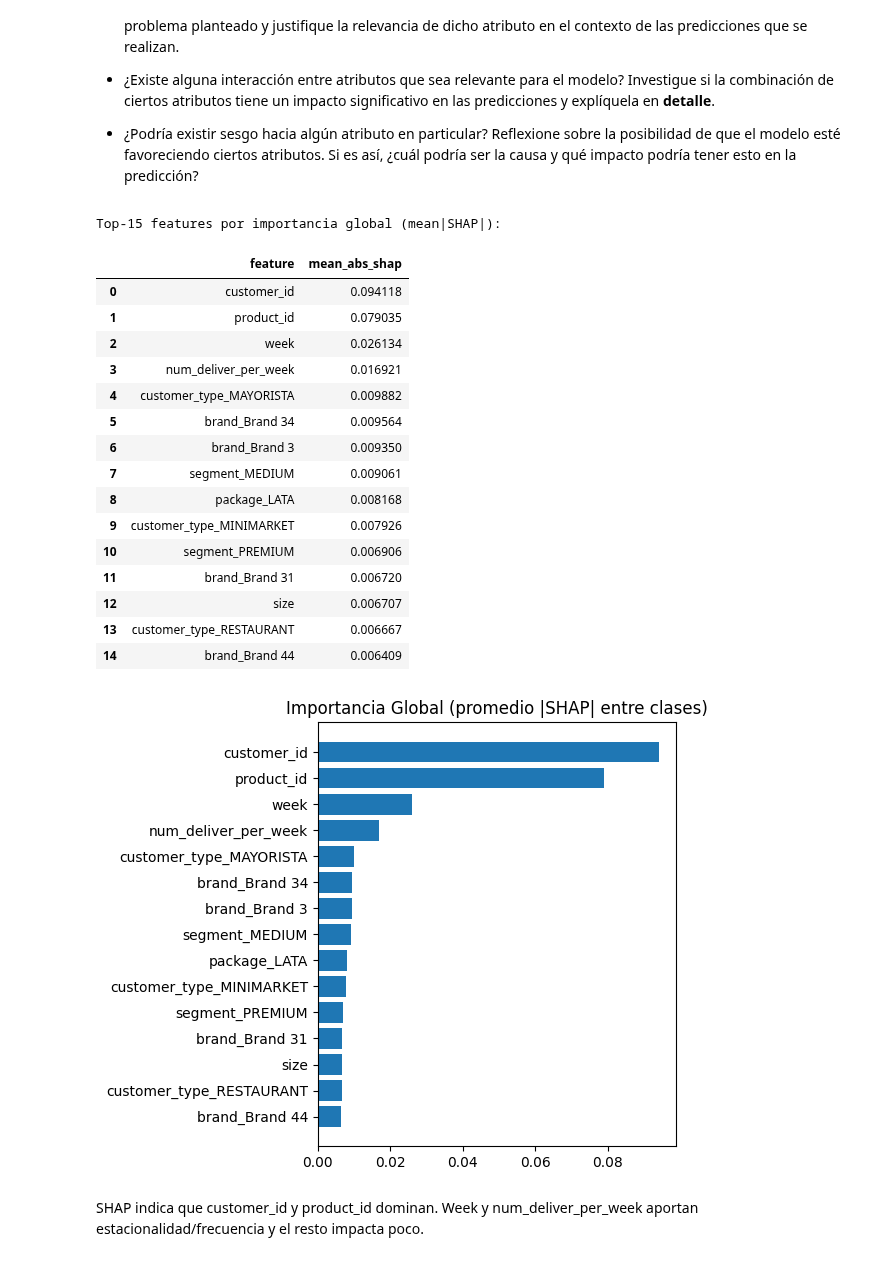
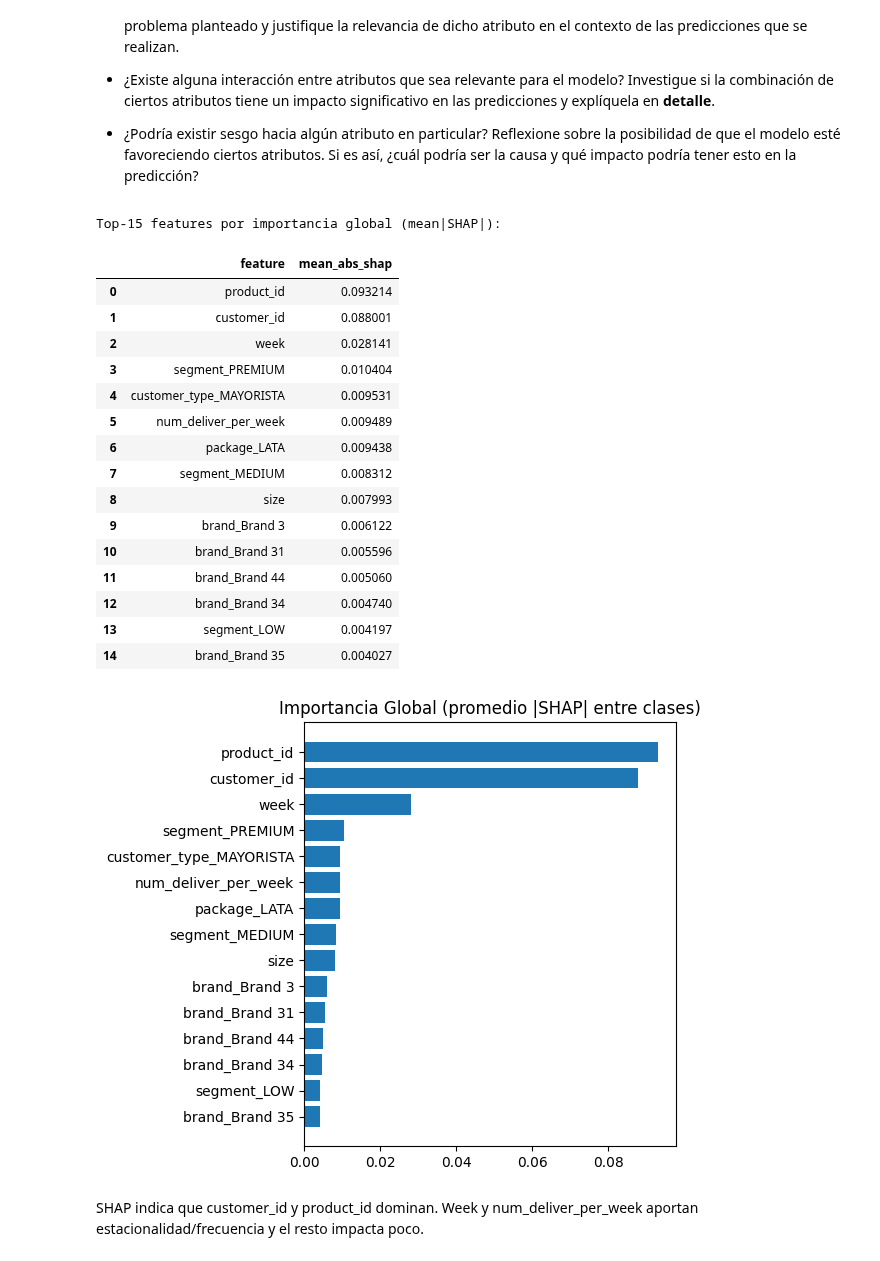
Before and after one commit to jesuvalenzuela/NanSquad, a Jupyter notebook: Proyecto/entrega1/enunciado_entrega1.ipynb, the cells around one changed output. Saved outputs shown, nothing was run; the diff lists cells and outputs as text; code cells hidden in the pictures.

```diff
--- a/Proyecto/entrega1/enunciado_entrega1.ipynb
+++ b/Proyecto/entrega1/enunciado_entrega1.ipynb
@@ -1150,23 +1035,6 @@ from sklearn.svm import LinearSVC
 from sklearn.tree import DecisionTreeClassifier
 from sklearn.ensemble import RandomForestClassifier
 from sklearn.neighbors import KNeighborsClassifier
-
-# 0) Generar features con el pipeline definido
-pipeline.set_output(transform="pandas")
-pipeline.fit(df_train)
-
-df_train_clean = pipeline.transform(df_train)
-df_val_clean   = pipeline.transform(df_val)
-df_test_clean  = pipeline.transform(df_test)
-
-X_train = df_train_clean.drop(columns=['weekly_items', 'priority'])
-y_train = df_train_clean['priority']
-
-X_val   = df_val_clean.drop(columns=['weekly_items', 'priority'])
-y_val   = df_val_clean['priority']
-
-X_test  = df_test_clean.drop(columns=['weekly_items', 'priority'])
-y_test  = df_test_clean['priority']
 
 
 # 1) Modelos a comparar (sin optimizar hiperparámetros)
@@ -1222,11 +1090,11 @@ results = []
 reports_val = {}
 for name, clf in models.items():
     t0 = perf_counter()
-    clf.fit(X_train, y_train)
+    clf.fit(X_train_clean, y_train)
     t_train = perf_counter() - t0
 
     t1 = perf_counter()
-    y_pred_val = clf.predict(X_val)
+    y_pred_val = clf.predict(X_val_clean)
     t_pred = perf_counter() - t1
 
     macro_f1 = f1_score(y_val, y_pred_val, average="macro")
@@ -1261,7 +1129,7 @@ best_name = summary.loc[0, "model"]
 best_clf  = models[best_name]
 print(f"\n>>> Mejor modelo por macro-F1 (validación): {best_name}")
 
-y_pred_test = best_clf.predict(X_test)
+y_pred_test = best_clf.predict(X_test_clean)
 print(f"\n=== {best_name} — TEST ===")
 print(classification_report(y_test, y_pred_test, digits=3))
 
@@ -1418,8 +1286,8 @@ def objective(trial):
         "n_jobs": -1,
     }
     clf = KNeighborsClassifier(**params)
-    clf.fit(X_train, y_train)
-    y_pred = clf.predict(X_val)
+    clf.fit(X_train_clean, y_train)
+    y_pred = clf.predict(X_val_clean)
     return f1_score(y_val, y_pred, average="macro")
 
 study = optuna.create_study(direction="maximize", study_name="knn_macro_f1")
@@ -1430,15 +1298,15 @@ best_val_macroF1 = study.best_value
 
 # Comparar contra tu KNN base
 from sklearn.metrics import f1_score
-knn_base = KNeighborsClassifier(n_neighbors=15, weights="distance", n_jobs=-1).fit(X_train, y_train)
-base_val_macroF1 = f1_score(y_val, knn_base.predict(X_val), average="macro")
+knn_base = KNeighborsClassifier(n_neighbors=15, weights="distance", n_jobs=-1).fit(X_train_clean, y_train)
+base_val_macroF1 = f1_score(y_val, knn_base.predict(X_val_clean), average="macro")
 improvement = best_val_macroF1 - base_val_macroF1
 print({"best_params": best_params, "val_macroF1_base": base_val_macroF1, "val_macroF1_best": best_val_macroF1,
        "delta_macroF1": improvement})
 
 # Evaluación final en TEST con los mejores parametros
-best_knn = KNeighborsClassifier(**best_params, n_jobs=-1).fit(X_train, y_train)
-y_pred_test = best_knn.predict(X_test)
+best_knn = KNeighborsClassifier(**best_params, n_jobs=-1).fit(X_train_clean, y_train)
+y_pred_test = best_knn.predict(X_test_clean)
 print("\n=== KNN (Optuna) — TEST ===")
 print(classification_report(y_test, y_pred_test, digits=3))
 ConfusionMatrixDisplay.from_predictions(y_test, y_pred_test, xticks_rotation=35)
@@ -1508,13 +1370,13 @@ SAMPLE_TEST = 40    # tamaño de muestra de test
 MAX_EVALS   = 100   # presupuesto de evaluaciones por muestra
 
 # 1) Muestras
-bg  = shap.sample(X_train, SAMPLE_BG, random_state=42).copy()
-Xte = shap.sample(X_test,  SAMPLE_TEST, random_state=24).copy()
+bg  = shap.sample(X_train_clean, SAMPLE_BG, random_state=42).copy()
+Xte = shap.sample(X_test_clean,  SAMPLE_TEST, random_state=24).copy()
 
 # 2) Función de predicción
 def knn_predict_proba(X):
     if isinstance(X, np.ndarray):
-        X = pd.DataFrame(X, columns=X_train.columns)
+        X = pd.DataFrame(X, columns=X_train_clean.columns)
     return best_knn.predict_proba(X)
 
 # 3) Explainer moderno
@@ -1534,49 +1396,49 @@ imp_df = (
       .reset_index(drop=True)
 )
 
 print("Top-15 features por importancia global (mean|SHAP|):")
 display(imp_df.head(15))
 
 plt.figure(figsize=(6,5))
 top = imp_df.head(15)
 plt.barh(top["feature"][::-1], top["mean_abs_shap"][::-1])
 plt.title("Importancia Global (promedio |SHAP| entre clases)")
 plt.tight_layout(); plt.show()
 
 # 6) Plots por CLASE (beeswarm + bar)
 def plots_por_clase(cls_idx=0, max_display=15):
     cls_idx = int(max(0, min(cls_idx, len(classes)-1)))
     cname = str(classes[cls_idx])
     print(f"\n>>> Clase {cls_idx}: {cname}")
 
     # Beeswarm (impacto por fila/feature). Usamos show=False y luego seteamos título.
     shap.plots.beeswarm(shap_values[:,:,cls_idx], max_display=max_display, show=False)
     plt.gca().set_title(f"Beeswarm — Clase {cname}")
     plt.tight_layout(); plt.show()
 
     # Bar por clase: dejas que SHAP agregue internamente mean(|SHAP|).
     shap.plots.bar(shap_values[:,:,cls_idx], max_display=max_display, show=False)
     plt.gca().set_title(f"Importancia media |SHAP| — Clase {cname}")
     plt.tight_layout(); plt.show_
 # %% [output]
 Top-15 features por importancia global (mean|SHAP|):
 |  | feature | mean_abs_shap |
-| 0 | customer_id | 0.094118 |
-| 1 | product_id | 0.079035 |
-| 2 | week | 0.026134 |
-| 3 | num_deliver_per_week | 0.016921 |
-| 4 | customer_type_MAYORISTA | 0.009882 |
-| 5 | brand_Brand 34 | 0.009564 |
-| 6 | brand_Brand 3 | 0.009350 |
-| 7 | segment_MEDIUM | 0.009061 |
-| 8 | package_LATA | 0.008168 |
-| 9 | customer_type_MINIMARKET | 0.007926 |
-| 10 | segment_PREMIUM | 0.006906 |
-| 11 | brand_Brand 31 | 0.006720 |
-| 12 | size | 0.006707 |
-| 13 | customer_type_RESTAURANT | 0.006667 |
-| 14 | brand_Brand 44 | 0.006409 |
+| 0 | product_id | 0.093214 |
+| 1 | customer_id | 0.088001 |
+| 2 | week | 0.028141 |
+| 3 | segment_PREMIUM | 0.010404 |
+| 4 | customer_type_MAYORISTA | 0.009531 |
+| 5 | num_deliver_per_week | 0.009489 |
+| 6 | package_LATA | 0.009438 |
+| 7 | segment_MEDIUM | 0.008312 |
+| 8 | size | 0.007993 |
+| 9 | brand_Brand 3 | 0.006122 |
+| 10 | brand_Brand 31 | 0.005596 |
+| 11 | brand_Brand 44 | 0.005060 |
+| 12 | brand_Brand 34 | 0.004740 |
+| 13 | segment_LOW | 0.004197 |
+| 14 | brand_Brand 35 | 0.004027 |
-[figure, old version]
+[figure, new version]
 # %% [markdown]
 SHAP indica que customer_id y product_id dominan. Week y num_deliver_per_week aportan estacionalidad/frecuencia y el resto impacta poco.
 # %%
```
Also changed, not shown: parts of 20 cells of this notebook, 3 other files.
